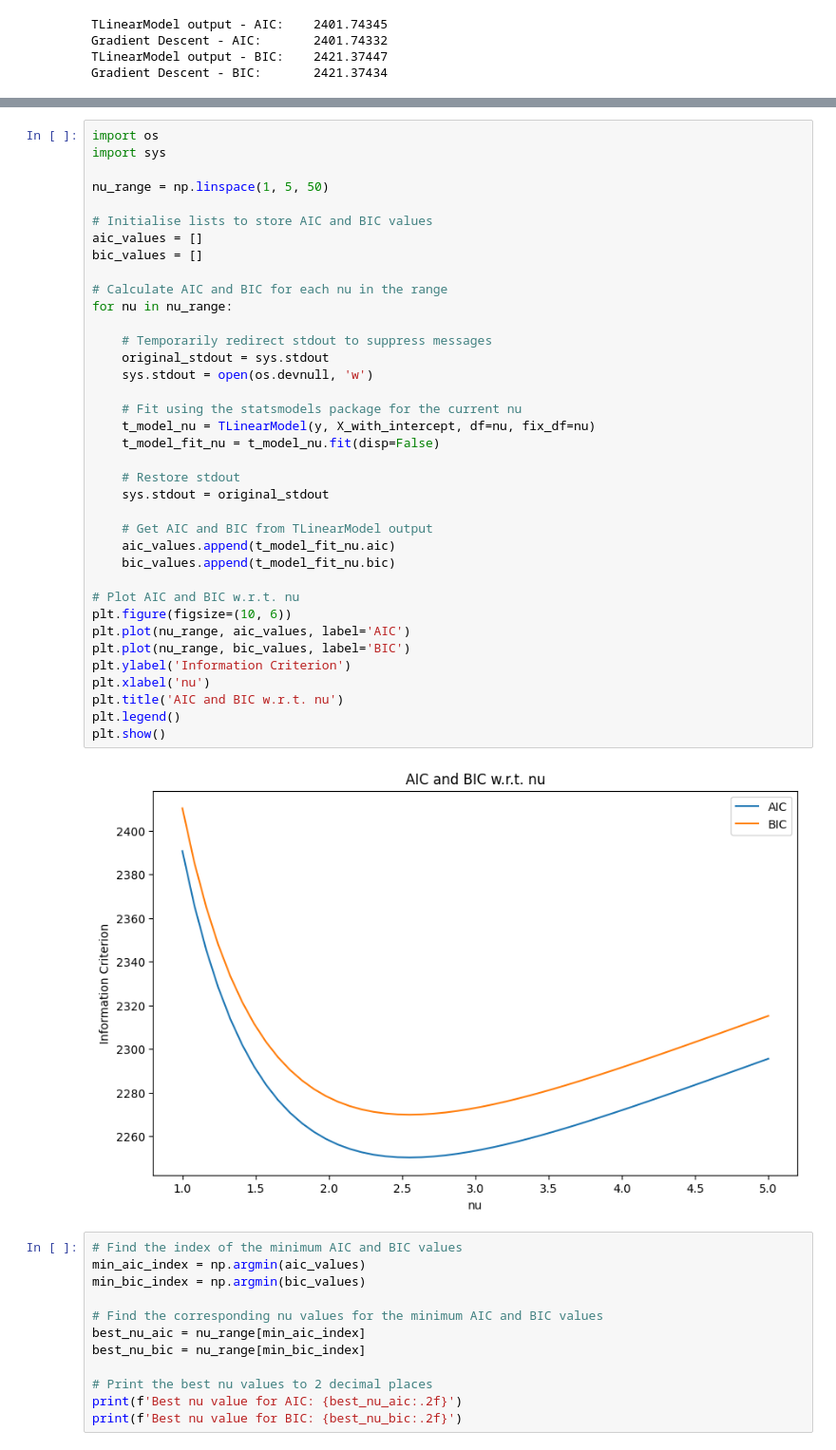
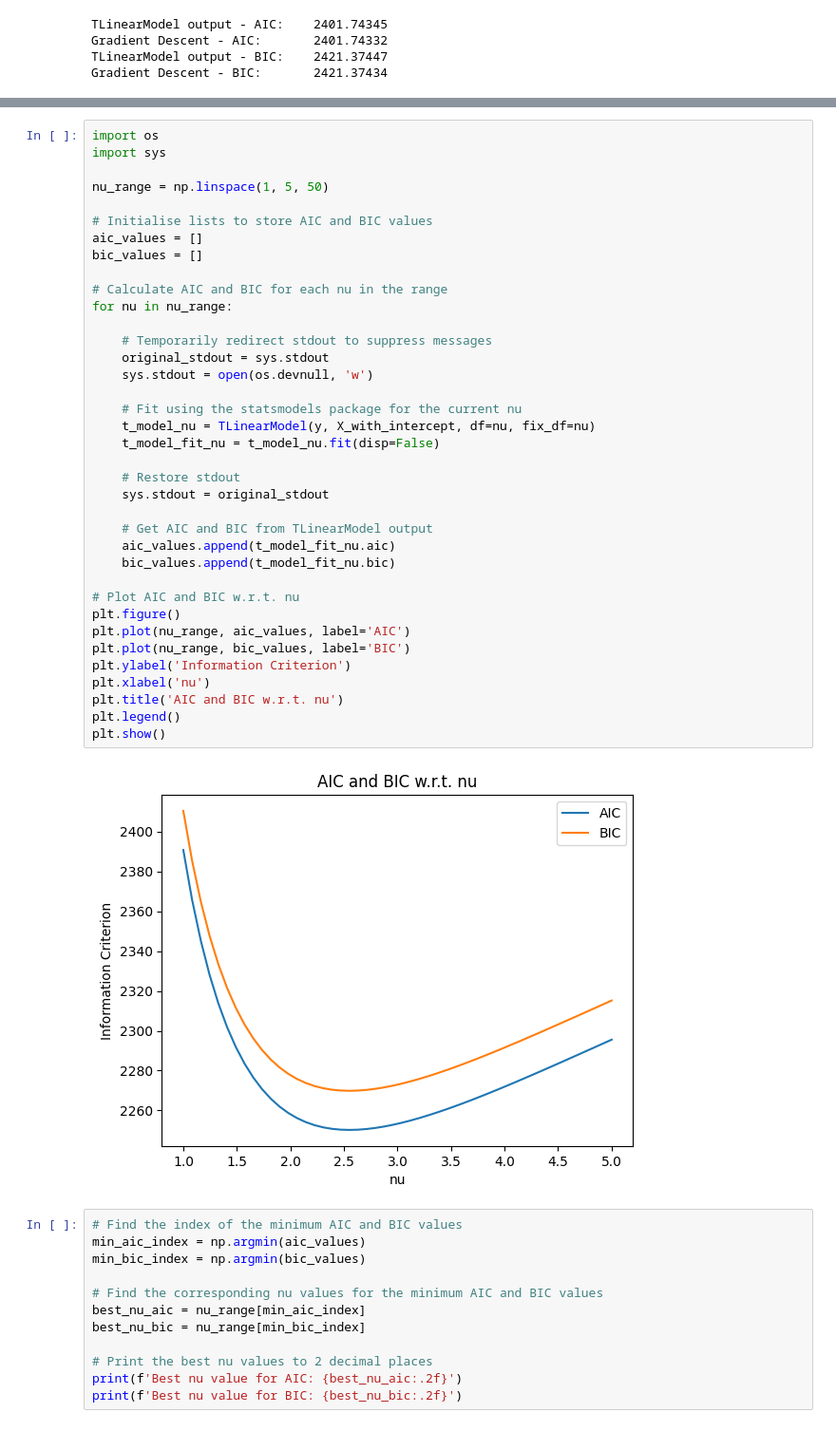
Before and after one commit to loggedin/supervised-learning, a Jupyter notebook: students-t-regression.ipynb, the cells around one changed output, grey strips where cells are left out. Shown: that part at 95% size. Saved outputs shown, nothing was run; the diff lists cells and outputs as text.

```diff
--- a/students-t-regression.ipynb
+++ b/students-t-regression.ipynb
@@ -298,35 +291,35 @@ nu_range = np.linspace(1, 5, 50)
 aic_values = []
 bic_values = []
 
 # Calculate AIC and BIC for each nu in the range
 for nu in nu_range:
 
     # Temporarily redirect stdout to suppress messages
     original_stdout = sys.stdout
     sys.stdout = open(os.devnull, 'w')
 
     # Fit using the statsmodels package for the current nu
     t_model_nu = TLinearModel(y, X_with_intercept, df=nu, fix_df=nu)
     t_model_fit_nu = t_model_nu.fit(disp=False)
 
     # Restore stdout
     sys.stdout = original_stdout
 
     # Get AIC and BIC from TLinearModel output
     aic_values.append(t_model_fit_nu.aic)
     bic_values.append(t_model_fit_nu.bic)
 
 # Plot AIC and BIC w.r.t. nu
-plt.figure(figsize=(10, 6))
+plt.figure()
 plt.plot(nu_range, aic_values, label='AIC')
 plt.plot(nu_range, bic_values, label='BIC')
 plt.ylabel('Information Criterion')
 plt.xlabel('nu')
 plt.title('AIC and BIC w.r.t. nu')
 plt.legend()
 plt.show()
 # %% [output]
-[figure, old version]
+[figure, new version]
 # %%
 # Find the index of the minimum AIC and BIC values
 min_aic_index = np.argmin(aic_values)
```
Also changed, not shown: parts of 14 cells of this notebook.
